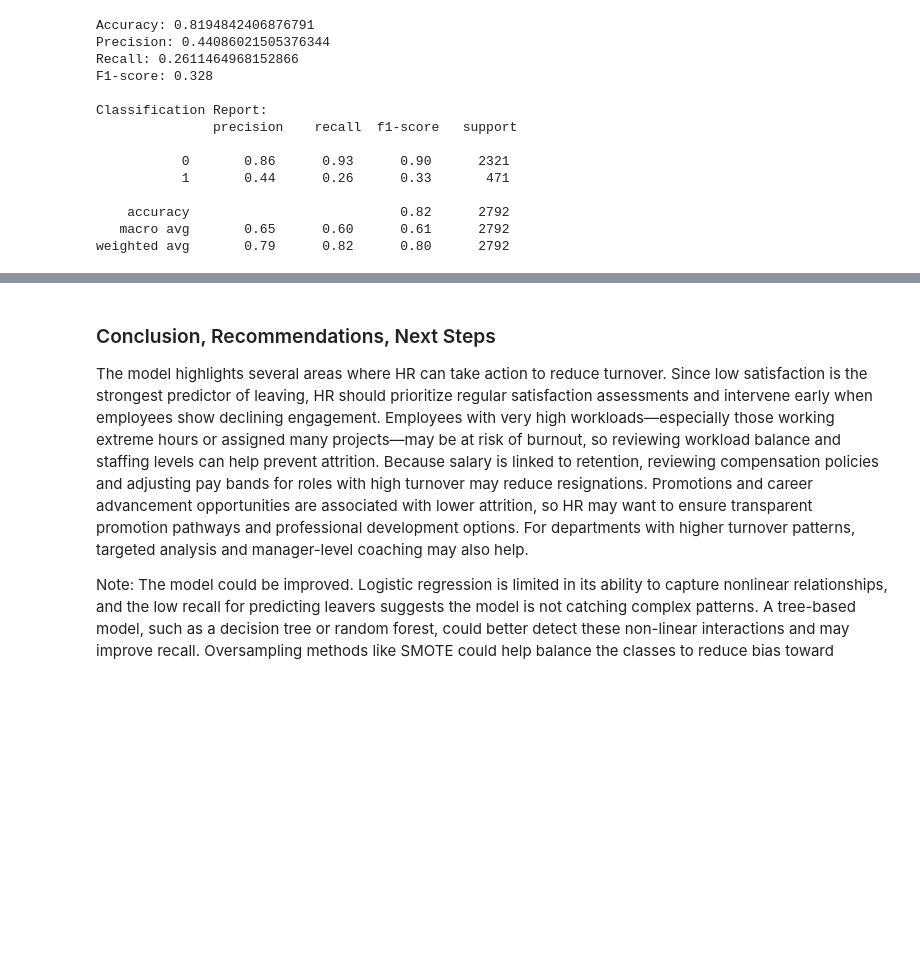
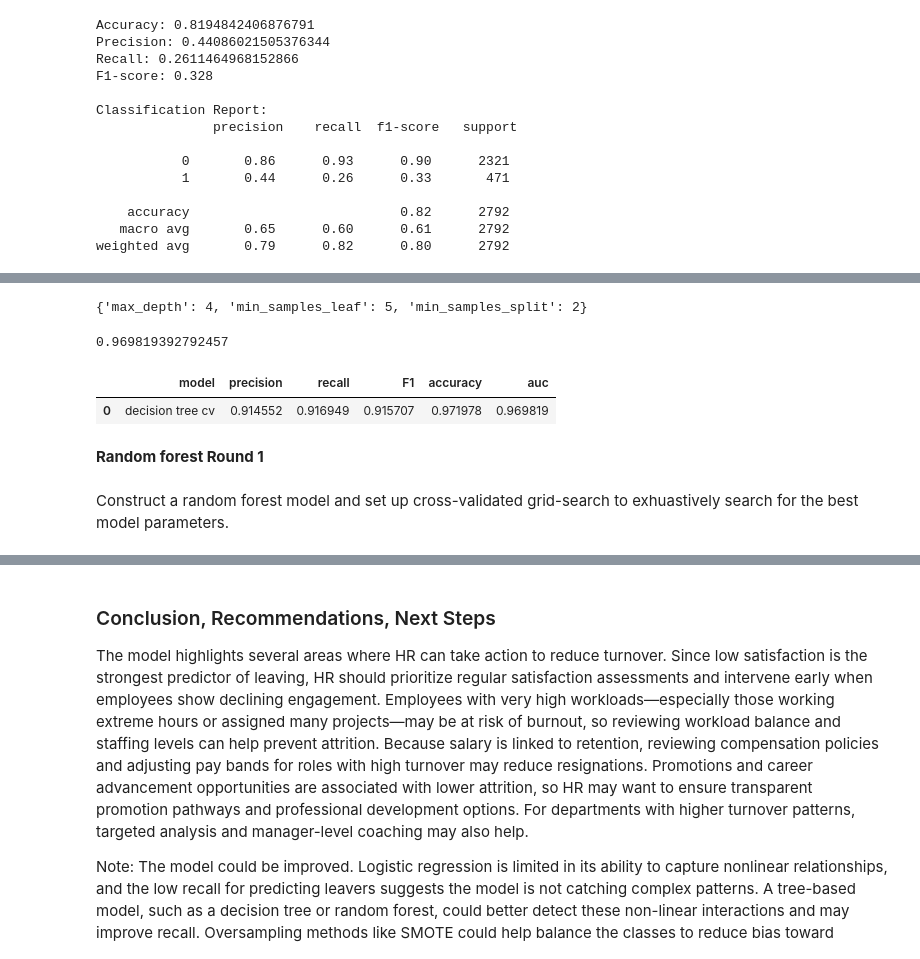
Before and after one commit to jeffyarias/ds-salifort-hr-attrition, a Jupyter notebook: Salifort Motors project lab.ipynb, the cells around one changed output, grey strips where cells are left out. Cells and saved outputs as stored; diff of their text form; code cells hidden in the pictures; blank space fills up the shorter version.

Commit message:
adding GridSearch and RandomForest

```diff
--- a/Salifort Motors project lab.ipynb
+++ b/Salifort Motors project lab.ipynb
@@ -613,0 +614,4 @@ coef_df
+# %%
+# Isolate the outcome variable
+y = df_enc['left']
+y.head()
@@ -613,0 +625,4 @@ coef_df
+# %%
+X = df_enc.drop('left', axis=1)
+# Display the first few rows of 'X'
+X.head()
@@ -613,0 +636,3 @@ coef_df
+# %%
+# Split the data
+X_train, X_test, y_train, y_test = train_test_split(X, y, test_size=0.25, stratify=y, random_state=0)
@@ -613,0 +641,15 @@ coef_df
+# %%
+# Instantiate model
+tree = DecisionTreeClassifier(random_state=0)
+
+# Assign a dictionary of hyperparameters to search over
+cv_params = {'max_depth':[4, 6, 8, None],
+             'min_samples_leaf': [2, 5, 1],
+             'min_samples_split': [2, 4, 6]
+             }
+
+# Assign a dictionary of scoring metrics to capture
+scoring =  ['accuracy', 'precision', 'recall', 'f1', 'roc_auc']
+
+# Instantiate GridSearch
+tree1 = GridSearchCV(tree, cv_params, scoring=scoring, cv=4, refit='roc_auc')
@@ -613,0 +668,10 @@ coef_df
+# %%
+# Check for best parameters
+tree1.best_params_
+# %% [output]
+{'max_depth': 4, 'min_samples_leaf': 5, 'min_samples_split': 2}
+# %%
+# Check best AUC score on CV
+tree1.best_score_
+# %% [output]
+0.969819392792457
@@ -613,0 +723,11 @@ coef_df
+# %%
+# Get all CV scores
+tree1_cv_results = make_results('decision tree cv', tree1, 'auc')
+tree1_cv_results
+# %% [output]
+|  | model | precision | recall | F1 | accuracy | auc |
+| 0 | decision tree cv | 0.914552 | 0.916949 | 0.915707 | 0.971978 | 0.969819 |
+# %% [markdown]
+**Random forest Round 1**
+# %% [markdown]
+Construct a random forest model and set up cross-validated grid-search to exhuastively search for the best model parameters.
```
Also changed, not shown: parts of 18 cells of this notebook, 4 other files.
